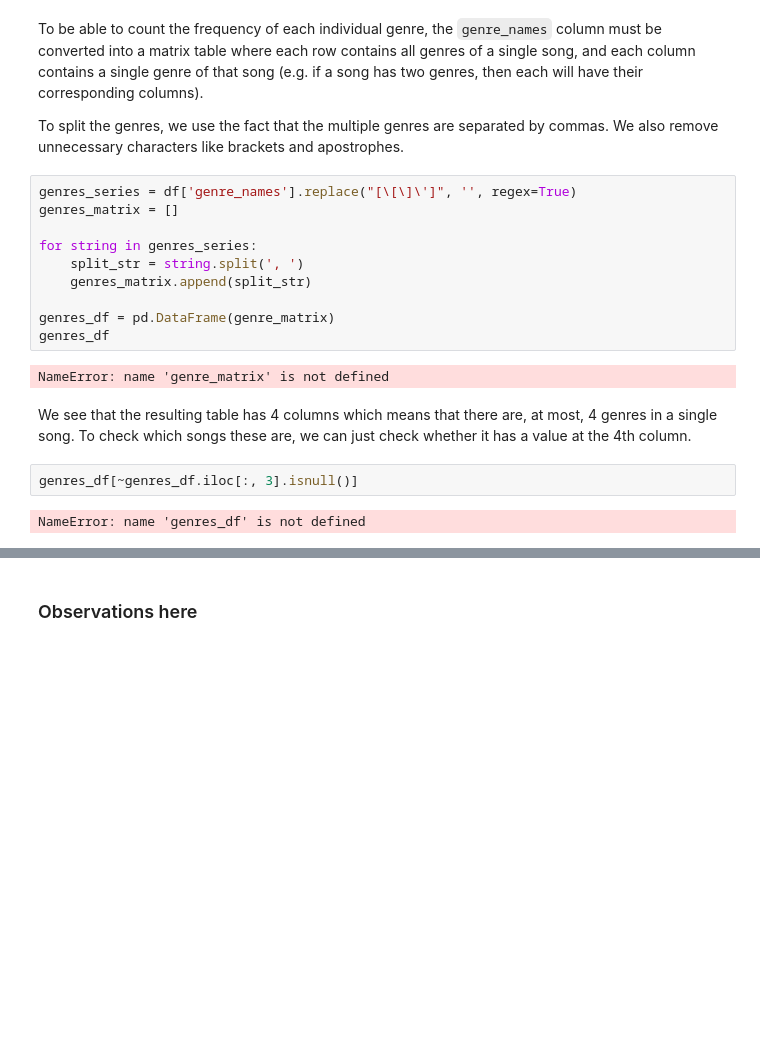
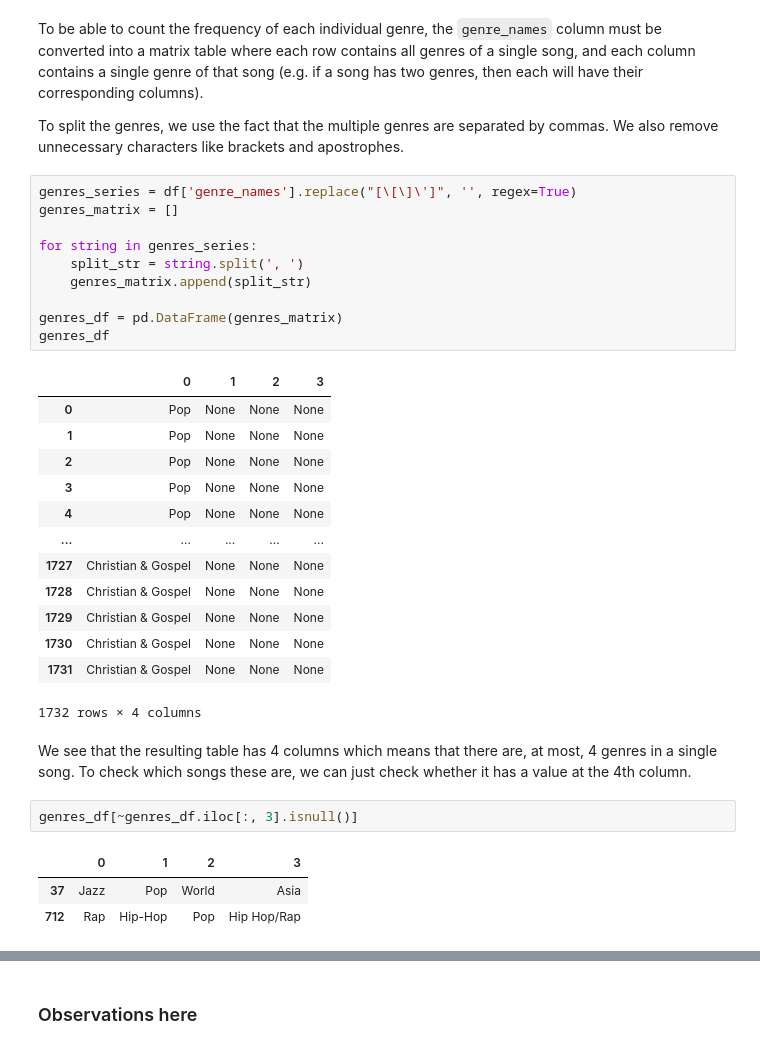
Before and after one commit to kenloquinte/DATASCI-Baby-Alive, a Jupyter notebook: FINAL/Technical_Report.ipynb, the cells around one changed output, grey strips where cells are left out. Cells and saved outputs as stored; diff of their text form; blank space fills up the shorter version.

```diff
--- a/FINAL/Technical_Report.ipynb
+++ b/FINAL/Technical_Report.ipynb
@@ -127,19 +127,33 @@ To split the genres, we use the fact that the multiple genres are separated by c
 # %%
 genres_series = df['genre_names'].replace("[\[\]\']", '', regex=True)
 genres_matrix = []
 
 for string in genres_series:
     split_str = string.split(', ')
     genres_matrix.append(split_str)
 
-genres_df = pd.DataFrame(genre_matrix)
+genres_df = pd.DataFrame(genres_matrix)
 genres_df
 # %% [output]
+|  | 0 | 1 | 2 | 3 |
+| 0 | Pop | None | None | None |
+| 1 | Pop | None | None | None |
+| 2 | Pop | None | None | None |
+| 3 | Pop | None | None | None |
+| 4 | Pop | None | None | None |
+| ... | ... | ... | ... | ... |
+| 1727 | Christian & Gospel | None | None | None |
+| 1728 | Christian & Gospel | None | None | None |
+| 1729 | Christian & Gospel | None | None | None |
+| 1730 | Christian & Gospel | None | None | None |
+| 1731 | Christian & Gospel | None | None | None |
-NameError: name 'genre_matrix' is not defined
+1732 rows × 4 columns
 # %% [markdown]
 We see that the resulting table has 4 columns which means that there are, at most, 4 genres in a single song. To check which songs these are, we can just check whether it has a value at the 4th column.
 # %%
 genres_df[~genres_df.iloc[:, 3].isnull()]
 # %% [output]
-NameError: name 'genres_df' is not defined
+|  | 0 | 1 | 2 | 3 |
+| 37 | Jazz | Pop | World | Asia |
+| 712 | Rap | Hip-Hop | Pop | Hip Hop/Rap |
 # %%
```
Also changed, not shown: parts of 5 cells of this notebook.
